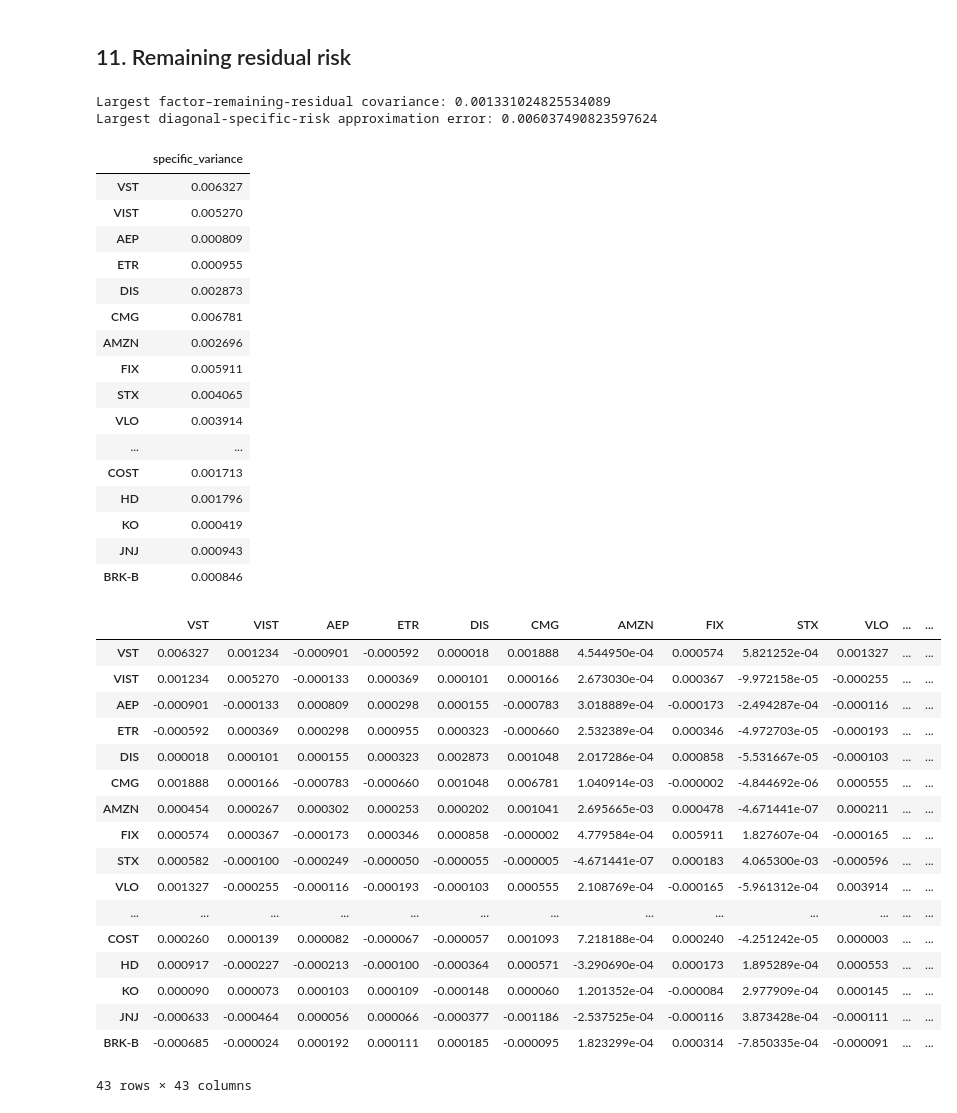
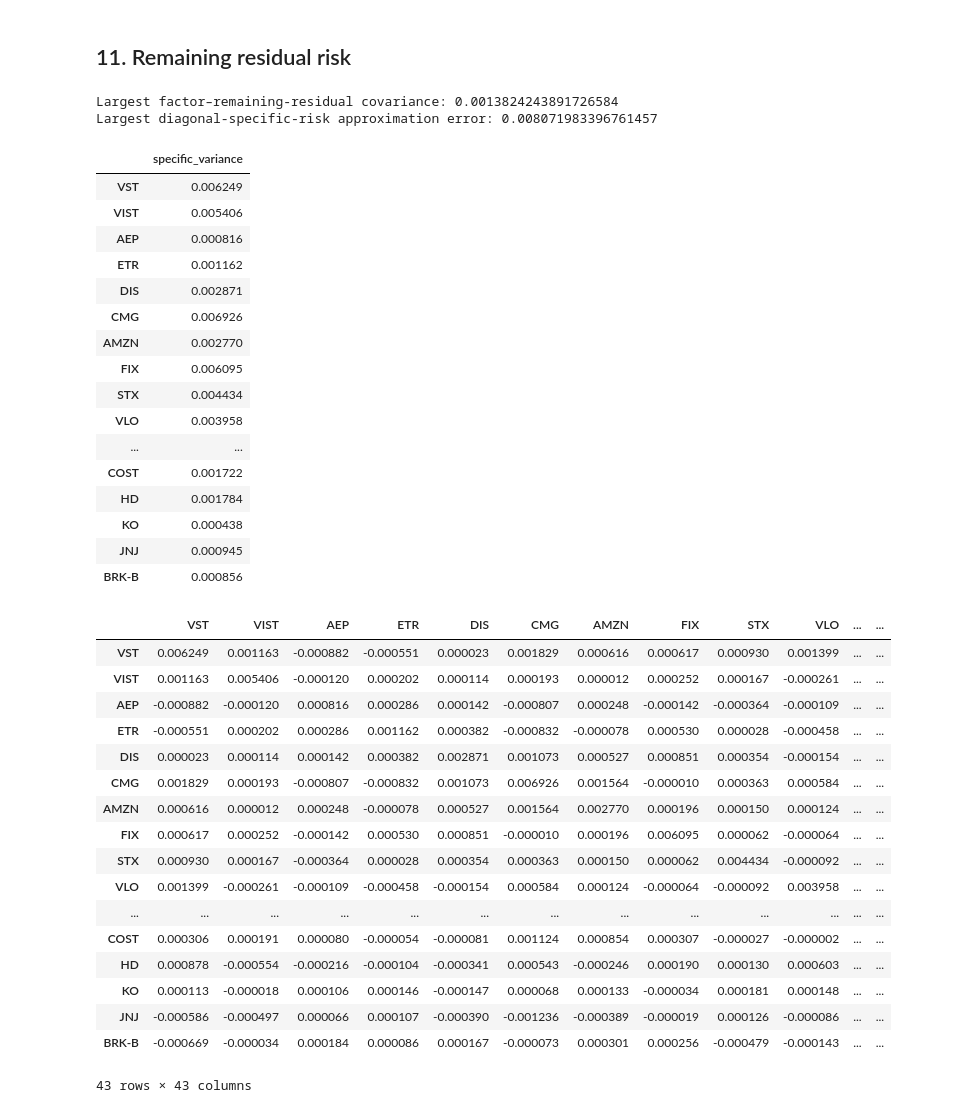
Before and after one commit to yichenmengrobin/port_mgmt_proj, a Jupyter notebook: notebooks/Group3_regressions.ipynb, the cells around one changed output. Drawn from its saved outputs; the diff is of its cells as text; code cells hidden in the pictures.

Commit message:
removed regression intercept

```diff
--- a/notebooks/Group3_regressions.ipynb
+++ b/notebooks/Group3_regressions.ipynb
@@ -57,15 +57,16 @@ Sample: 2021-05-10 through 2026-08-24
 ## 2. Regression helpers
 # %%
 def ols(y, x):
-    design = np.column_stack([np.ones(len(y)), x.to_numpy(dtype=float)])
+    # No intercept: residuals retain the unexplained return level.
+    design = x.to_numpy(dtype=float)
     dof = len(y) - design.shape[1]
     coef = np.linalg.lstsq(design, y.to_numpy(dtype=float), rcond=None)[0]
     residual = y.to_numpy() - design @ coef
     variance = residual @ residual / dof
     se = np.sqrt(np.diag(np.linalg.inv(design.T @ design)) * variance)
-    t = coef[1:] / se[1:]
-    return dict(beta=pd.Series(coef[1:], index=x.columns),
-                tstat=pd.Series(t, index=x.columns), intercept=coef[0],
+    t = coef / se
+    return dict(beta=pd.Series(coef, index=x.columns),
+                tstat=pd.Series(t, index=x.columns),
                 residual=pd.Series(residual, index=y.index), nobs=len(y))
 
 def backward(y, x, threshold=T_THRESHOLD):
@@ -83,12 +84,10 @@ def backward(y, x, threshold=T_THRESHOLD):
     return ols(y, x[[]]), audit
 
 betas18 = pd.DataFrame(0.0, index=stocks, columns=FACTOR_NAMES)
-intercepts = pd.Series(0.0, index=stocks, name='total_intercept')
 prior_records, selection_records = [], []
 
 def record_fit(ticker, block, fit):
     betas18.loc[ticker, fit['beta'].index] = fit['beta']
-    intercepts.loc[ticker] += fit['intercept']
     prior_records.extend(dict(ticker=ticker, block=block, factor=f,
                               beta=fit['beta'][f], tstat=fit['tstat'][f],
                               nobs=fit['nobs']) for f in fit['beta'].index)
@@ -363,59 +362,60 @@ display(factor_covariance23)
 # %% [markdown]
 ## 11. Remaining residual risk
 # %%
-remaining_residuals = centered_residuals - pca_returns @ pca_loadings.T
+# Remove PCA movements without subtracting the residual mean.
+remaining_residuals = residuals18 - pca_returns @ pca_loadings.T
 remaining_residual_covariance = remaining_residuals.cov()
 specific_variances = pd.Series(np.diag(remaining_residual_covariance), index=stocks, name='specific_variance')
 fc = factor_returns23 - factor_returns23.mean()
 factor_residual_cross_covariance = pd.DataFrame(
     fc.to_numpy().T @ remaining_residuals.to_numpy() / (len(Y) - 1),
     index=factor_returns23.columns, columns=stocks,
 )
 factor_contribution = exposures23 @ factor_covariance23 @ exposures23.T
 cross = exposures23 @ factor_residual_cross_covariance
 exact_stock_covariance = factor_contribution + remaining_residual_covariance + cross + cross.T
 sample_stock_covariance = Y.cov()
 approx_stock_covariance = factor_contribution + pd.DataFrame(
     np.diag(specific_variances), index=stocks, columns=stocks)
 print('Largest factor–remaining-residual covariance:', factor_residual_cross_covariance.abs().to_numpy().max())
 print('Largest diagonal-specific-risk approximation error:', (approx_stock_covariance - sample_stock_covariance).abs().to_numpy().max())
 display(specific_variances.to_frame())
 display(remaining_residual_covariance)
 # %% [output]
-Largest factor–remaining-residual covariance: 0.001331024825534089
-Largest diagonal-specific-risk approximation error: 0.006037490823597624
+Largest factor–remaining-residual covariance: 0.0013824243891726584
+Largest diagonal-specific-risk approximation error: 0.008071983396761457
 |  | specific_variance |
-| VST | 0.006327 |
-| VIST | 0.005270 |
-| AEP | 0.000809 |
-| ETR | 0.000955 |
-| DIS | 0.002873 |
-| CMG | 0.006781 |
-| AMZN | 0.002696 |
-| FIX | 0.005911 |
-| STX | 0.004065 |
-| VLO | 0.003914 |
+| VST | 0.006249 |
+| VIST | 0.005406 |
+| AEP | 0.000816 |
+| ETR | 0.001162 |
+| DIS | 0.002871 |
+| CMG | 0.006926 |
+| AMZN | 0.002770 |
+| FIX | 0.006095 |
+| STX | 0.004434 |
+| VLO | 0.003958 |
 | ... | ... |
-| COST | 0.001713 |
-| HD | 0.001796 |
-| KO | 0.000419 |
-| JNJ | 0.000943 |
-| BRK-B | 0.000846 |
+| COST | 0.001722 |
+| HD | 0.001784 |
+| KO | 0.000438 |
+| JNJ | 0.000945 |
+| BRK-B | 0.000856 |
 |  | VST | VIST | AEP | ETR | DIS | CMG | AMZN | FIX | STX | VLO | ... | ... |
-| VST | 0.006327 | 0.001234 | -0.000901 | -0.000592 | 0.000018 | 0.001888 | 4.544950e-04 | 0.000574 | 5.821252e-04 | 0.001327 | ... | ... |
-| VIST | 0.001234 | 0.005270 | -0.000133 | 0.000369 | 0.000101 | 0.000166 | 2.673030e-04 | 0.000367 | -9.972158e-05 | -0.000255 | ... | ... |
-| AEP | -0.000901 | -0.000133 | 0.000809 | 0.000298 | 0.000155 | -0.000783 | 3.018889e-04 | -0.000173 | -2.494287e-04 | -0.000116 | ... | ... |
-| ETR | -0.000592 | 0.000369 | 0.000298 | 0.000955 | 0.000323 | -0.000660 | 2.532389e-04 | 0.000346 | -4.972703e-05 | -0.000193 | ... | ... |
-| DIS | 0.000018 | 0.000101 | 0.000155 | 0.000323 | 0.002873 | 0.001048 | 2.017286e-04 | 0.000858 | -5.531667e-05 | -0.000103 | ... | ... |
-| CMG | 0.001888 | 0.000166 | -0.000783 | -0.000660 | 0.001048 | 0.006781 | 1.040914e-03 | -0.000002 | -4.844692e-06 | 0.000555 | ... | ... |
-| AMZN | 0.000454 | 0.000267 | 0.000302 | 0.000253 | 0.000202 | 0.001041 | 2.695665e-03 | 0.000478 | -4.671441e-07 | 0.000211 | ... | ... |
-| FIX | 0.000574 | 0.000367 | -0.000173 | 0.000346 | 0.000858 | -0.000002 | 4.779584e-04 | 0.005911 | 1.827607e-04 | -0.000165 | ... | ... |
-| STX | 0.000582 | -0.000100 | -0.000249 | -0.000050 | -0.000055 | -0.000005 | -4.671441e-07 | 0.000183 | 4.065300e-03 | -0.000596 | ... | ... |
-| VLO | 0.001327 | -0.000255 | -0.000116 | -0.000193 | -0.000103 | 0.000555 | 2.108769e-04 | -0.000165 | -5.961312e-04 | 0.003914 | ... | ... |
+| VST | 0.006249 | 0.001163 | -0.000882 | -0.000551 | 0.000023 | 0.001829 | 0.000616 | 0.000617 | 0.000930 | 0.001399 | ... | ... |
+| VIST | 0.001163 | 0.005406 | -0.000120 | 0.000202 | 0.000114 | 0.000193 | 0.000012 | 0.000252 | 0.000167 | -0.000261 | ... | ... |
+| AEP | -0.000882 | -0.000120 | 0.000816 | 0.000286 | 0.000142 | -0.000807 | 0.000248 | -0.000142 | -0.000364 | -0.000109 | ... | ... |
+| ETR | -0.000551 | 0.000202 | 0.000286 | 0.001162 | 0.000382 | -0.000832 | -0.000078 | 0.000530 | 0.000028 | -0.000458 | ... | ... |
+| DIS | 0.000023 | 0.000114 | 0.000142 | 0.000382 | 0.002871 | 0.001073 | 0.000527 | 0.000851 | 0.000354 | -0.000154 | ... | ... |
+| CMG | 0.001829 | 0.000193 | -0.000807 | -0.000832 | 0.001073 | 0.006926 | 0.001564 | -0.000010 | 0.000363 | 0.000584 | ... | ... |
+| AMZN | 0.000616 | 0.000012 | 0.000248 | -0.000078 | 0.000527 | 0.001564 | 0.002770 | 0.000196 | 0.000150 | 0.000124 | ... | ... |
+| FIX | 0.000617 | 0.000252 | -0.000142 | 0.000530 | 0.000851 | -0.000010 | 0.000196 | 0.006095 | 0.000062 | -0.000064 | ... | ... |
+| STX | 0.000930 | 0.000167 | -0.000364 | 0.000028 | 0.000354 | 0.000363 | 0.000150 | 0.000062 | 0.004434 | -0.000092 | ... | ... |
+| VLO | 0.001399 | -0.000261 | -0.000109 | -0.000458 | -0.000154 | 0.000584 | 0.000124 | -0.000064 | -0.000092 | 0.003958 | ... | ... |
 | ... | ... | ... | ... | ... | ... | ... | ... | ... | ... | ... | ... | ... |
-| COST | 0.000260 | 0.000139 | 0.000082 | -0.000067 | -0.000057 | 0.001093 | 7.218188e-04 | 0.000240 | -4.251242e-05 | 0.000003 | ... | ... |
-| HD | 0.000917 | -0.000227 | -0.000213 | -0.000100 | -0.000364 | 0.000571 | -3.290690e-04 | 0.000173 | 1.895289e-04 | 0.000553 | ... | ... |
-| KO | 0.000090 | 0.000073 | 0.000103 | 0.000109 | -0.000148 | 0.000060 | 1.201352e-04 | -0.000084 | 2.977909e-04 | 0.000145 | ... | ... |
-| JNJ | -0.000633 | -0.000464 | 0.000056 | 0.000066 | -0.000377 | -0.001186 | -2.537525e-04 | -0.000116 | 3.873428e-04 | -0.000111 | ... | ... |
-| BRK-B | -0.000685 | -0.000024 | 0.000192 | 0.000111 | 0.000185 | -0.000095 | 1.823299e-04 | 0.000314 | -7.850335e-04 | -0.000091 | ... | ... |
+| COST | 0.000306 | 0.000191 | 0.000080 | -0.000054 | -0.000081 | 0.001124 | 0.000854 | 0.000307 | -0.000027 | -0.000002 | ... | ... |
+| HD | 0.000878 | -0.000554 | -0.000216 | -0.000104 | -0.000341 | 0.000543 | -0.000246 | 0.000190 | 0.000130 | 0.000603 | ... | ... |
+| KO | 0.000113 | -0.000018 | 0.000106 | 0.000146 | -0.000147 | 0.000068 | 0.000133 | -0.000034 | 0.000181 | 0.000148 | ... | ... |
+| JNJ | -0.000586 | -0.000497 | 0.000066 | 0.000107 | -0.000390 | -0.001236 | -0.000389 | -0.000019 | 0.000126 | -0.000086 | ... | ... |
+| BRK-B | -0.000669 | -0.000034 | 0.000184 | 0.000086 | 0.000167 | -0.000073 | 0.000301 | 0.000256 | -0.000479 | -0.000143 | ... | ... |
 43 rows × 43 columns
```
Also changed, not shown: parts of 8 cells of this notebook.
